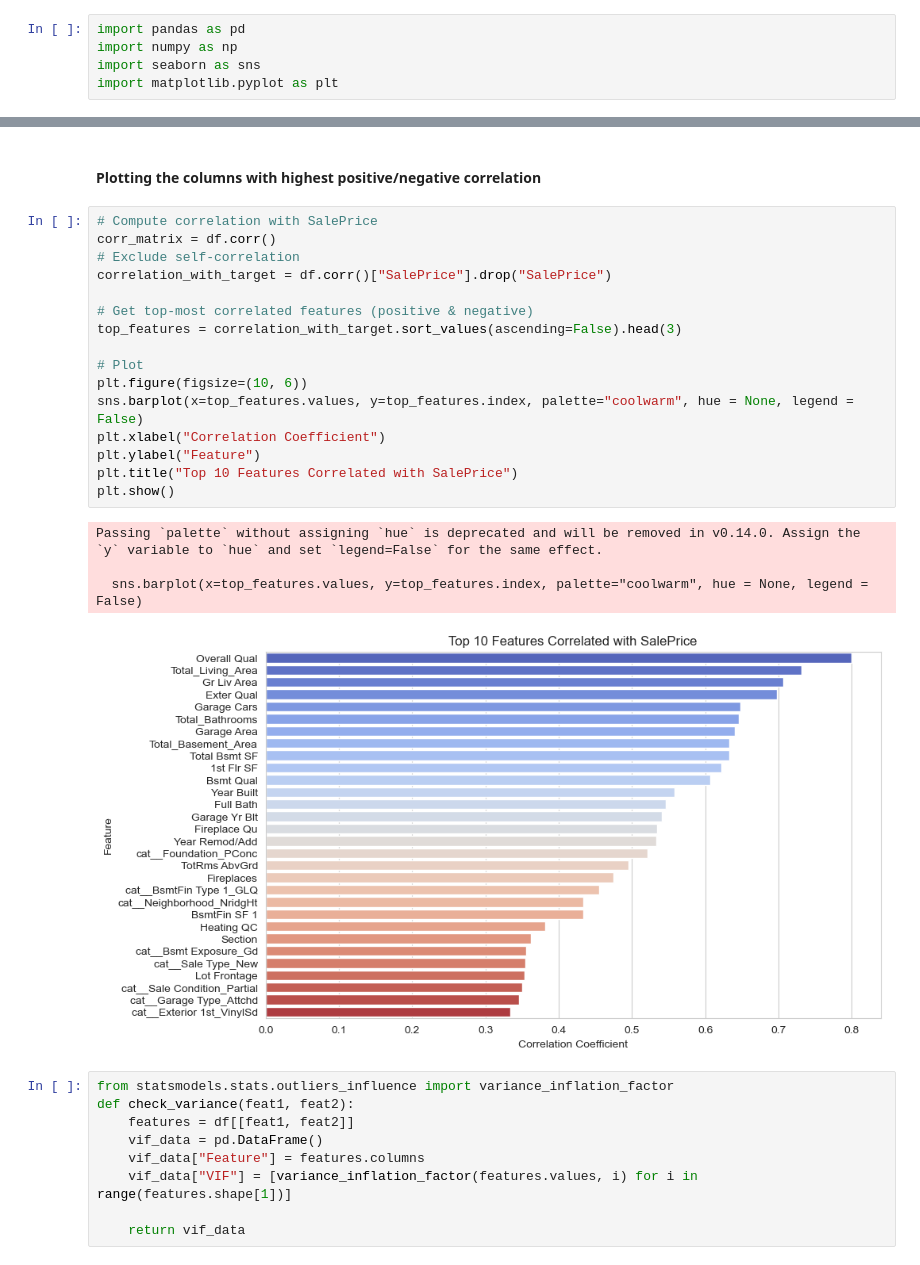
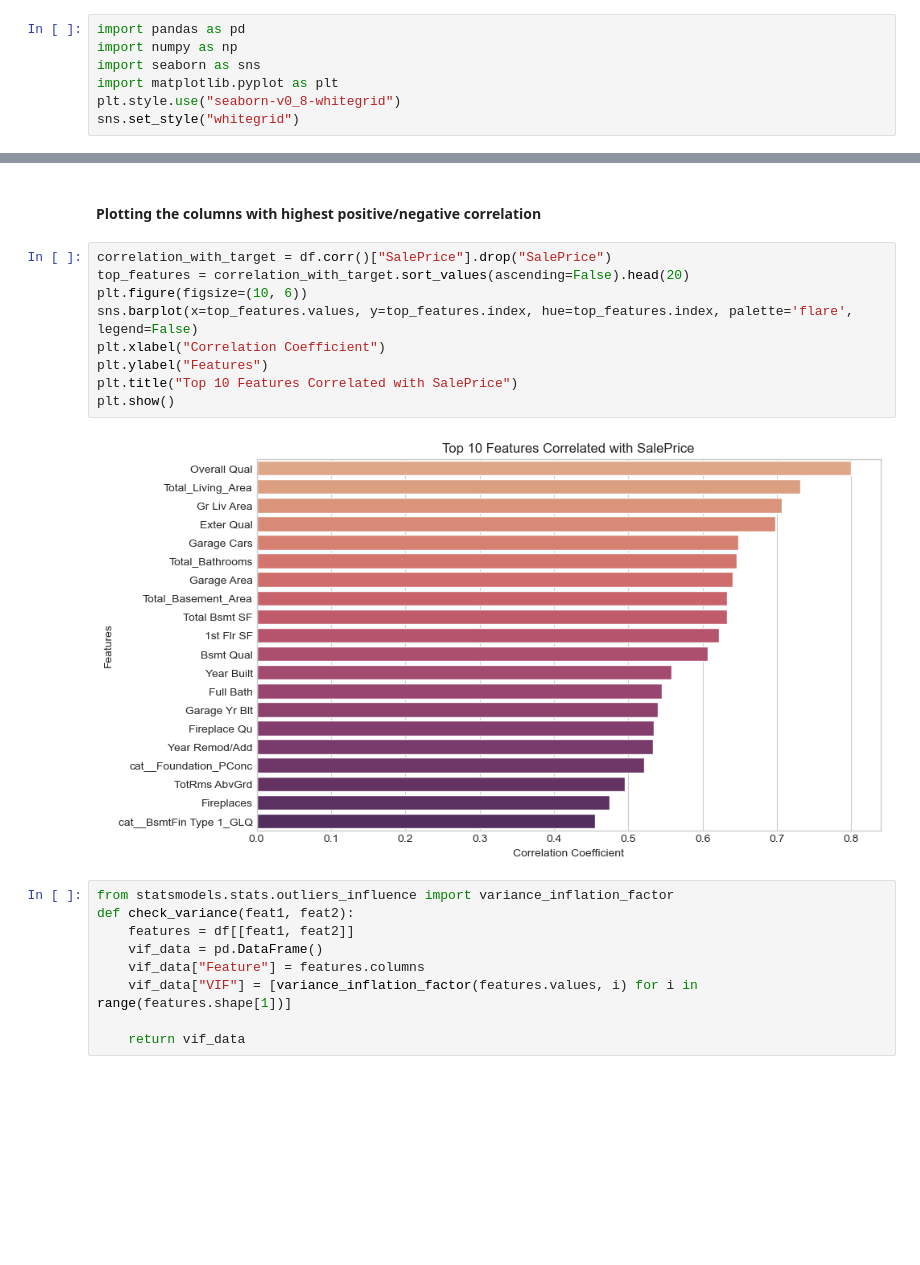
Before and after one commit to Sandeep20013/AI-Learning-Tracking, a Jupyter notebook: Projects/Ames Housing Prediction/Ames Housing Price Prediction - Visualization and Feature Engineering.ipynb, the cells around one changed output, grey strips where cells are left out. Cells and saved outputs as stored; diff of their text form; blank space fills up the shorter version.

```diff
--- a/Projects/Ames Housing Prediction/Ames Housing Price Prediction - Visualization and Feature Engineering.ipynb
+++ b/Projects/Ames Housing Prediction/Ames Housing Price Prediction - Visualization and Feature Engineering.ipynb
@@ -24,5 +24,7 @@ import pandas as pd
 import numpy as np
 import seaborn as sns
 import matplotlib.pyplot as plt
+plt.style.use("seaborn-v0_8-whitegrid")
+sns.set_style("whitegrid")
 # %%
 pd.set_option('display.max_columns', None)
@@ -104,26 +105,16 @@ df.drop_duplicates(inplace=True)
 # %% [markdown]
 #### Plotting the columns with highest positive/negative correlation
 # %%
-# Compute correlation with SalePrice
-corr_matrix = df.corr()
-# Exclude self-correlation
 correlation_with_target = df.corr()["SalePrice"].drop("SalePrice")
-
-# Get top-most correlated features (positive & negative)
-top_features = correlation_with_target.sort_values(ascending=False).head(3)
-
-# Plot
+top_features = correlation_with_target.sort_values(ascending=False).head(20)
 plt.figure(figsize=(10, 6))
-sns.barplot(x=top_features.values, y=top_features.index, palette="coolwarm", hue = None, legend = False)
+sns.barplot(x=top_features.values, y=top_features.index, hue=top_features.index, palette='flare', legend=False)
 plt.xlabel("Correlation Coefficient")
-plt.ylabel("Feature")
+plt.ylabel("Features")
 plt.title("Top 10 Features Correlated with SalePrice")
 plt.show()
 # %% [output]
-Passing `palette` without assigning `hue` is deprecated and will be removed in v0.14.0. Assign the `y` variable to `hue` and set `legend=False` for the same effect.
-
-  sns.barplot(x=top_features.values, y=top_features.index, palette="coolwarm", hue = None, legend = False)
-[figure, old version]
+[figure, new version]
 # %%
 from statsmodels.stats.outliers_influence import variance_inflation_factor
 def check_variance(feat1, feat2):
```
Also changed, not shown: parts of 12 cells of this notebook.
